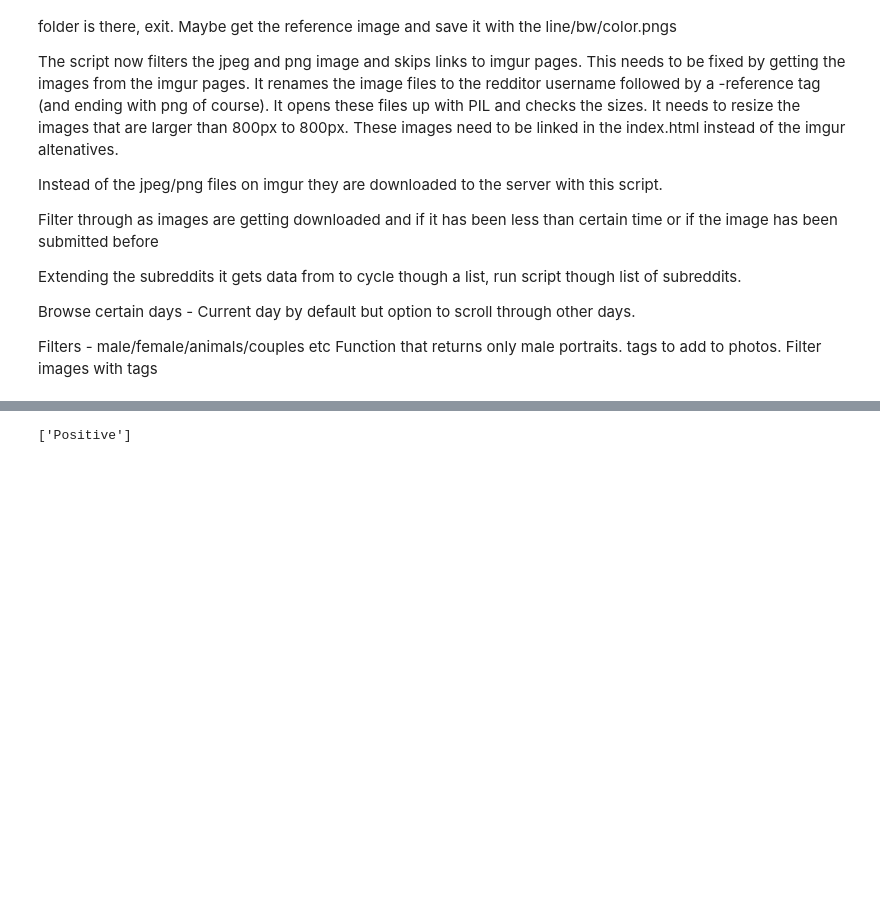
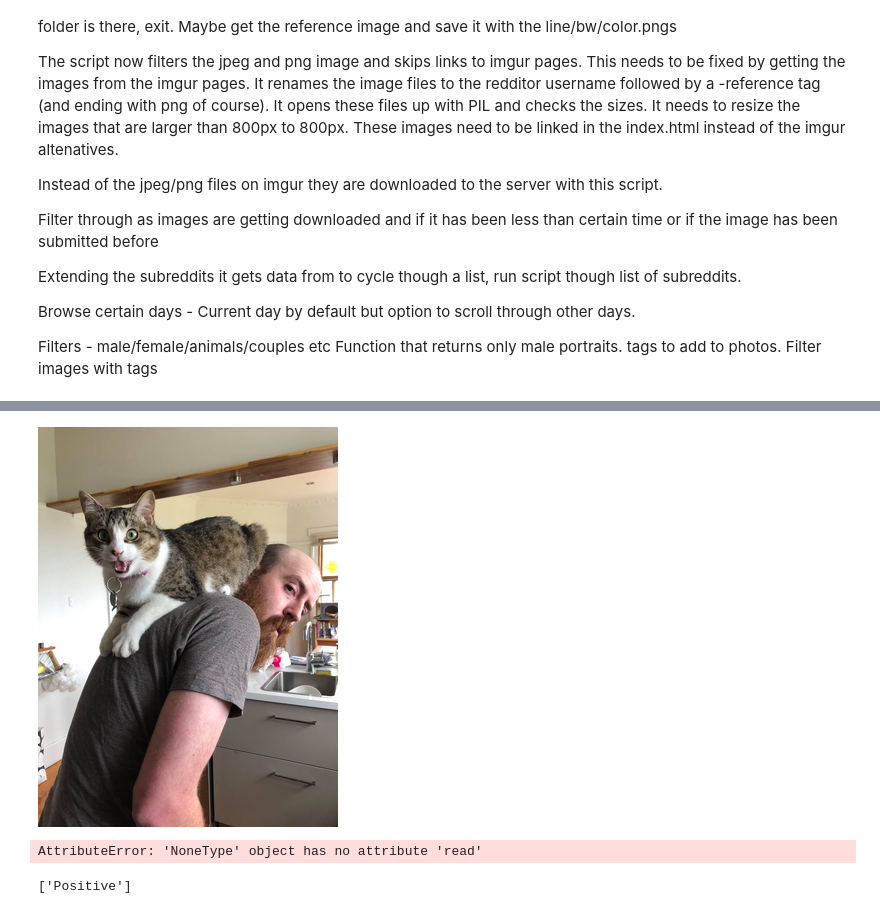
Before and after one commit to GetsDrawn/getsdrawndotcom, a Jupyter notebook: NikolaGetsDrawn.ipynb, the cells around one changed output, grey strips where cells are left out. Saved outputs shown, nothing was run; the diff lists cells and outputs as text; code cells hidden in the pictures; blank space fills up the shorter version.

```diff
--- a/NikolaGetsDrawn.ipynb
+++ b/NikolaGetsDrawn.ipynb
@@ -238,3 +313,19 @@ deploysite('/mnt/c/Users/luke/Documents/zh-artctrl/', 'getsdrawn')
+# %%
+from IPython.display import Image as imgdisplay
+imgdisplay(filename='test.png')
+# %% [output]
+[figure, added]
+# %%
+from PIL import Image
+
+basewidth = 300
+img = Image.open(imagefile)
+wpercent = (basewidth/float(img.size[0]))
+hsize = int((float(img.size[1])*float(wpercent)))
+img = img.resize((basewidth,hsize), Image.ANTIALIAS)
+img.save('test.png')
+# %% [output]
+AttributeError: 'NoneType' object has no attribute 'read'
 # %%
 #from codeq_nlp_api import CodeqClient
 
```
Also changed, not shown: parts of 35 cells of this notebook.
